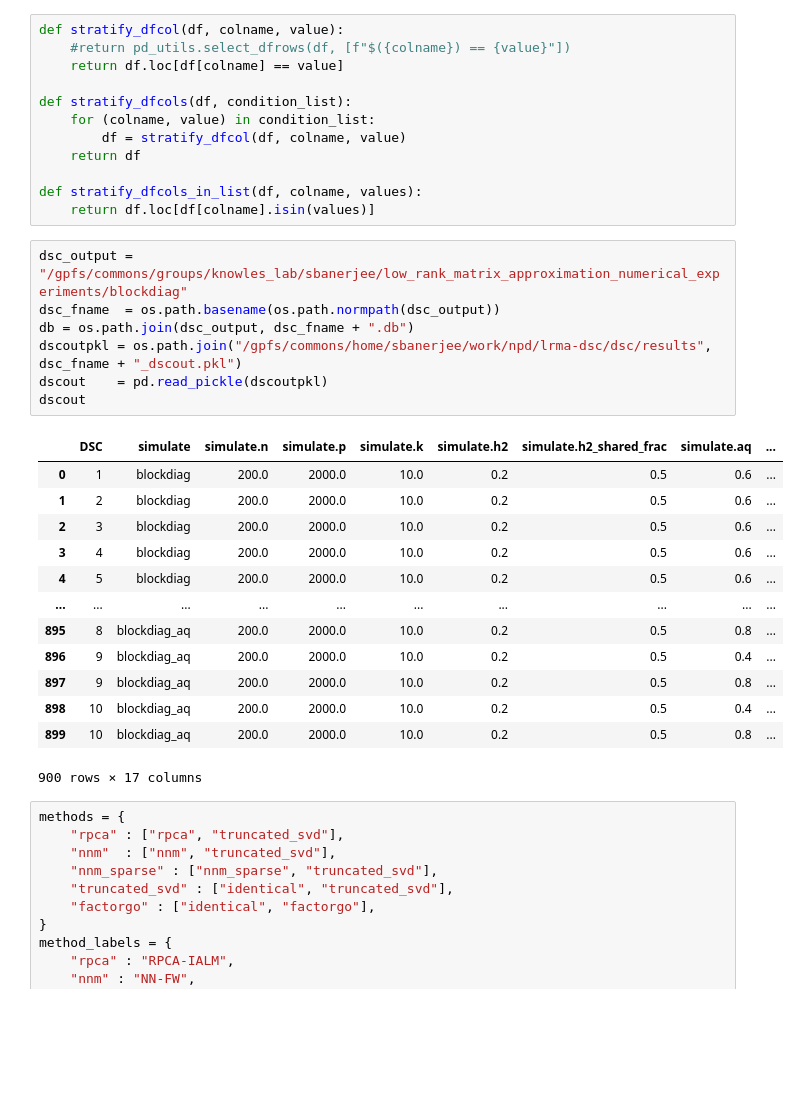
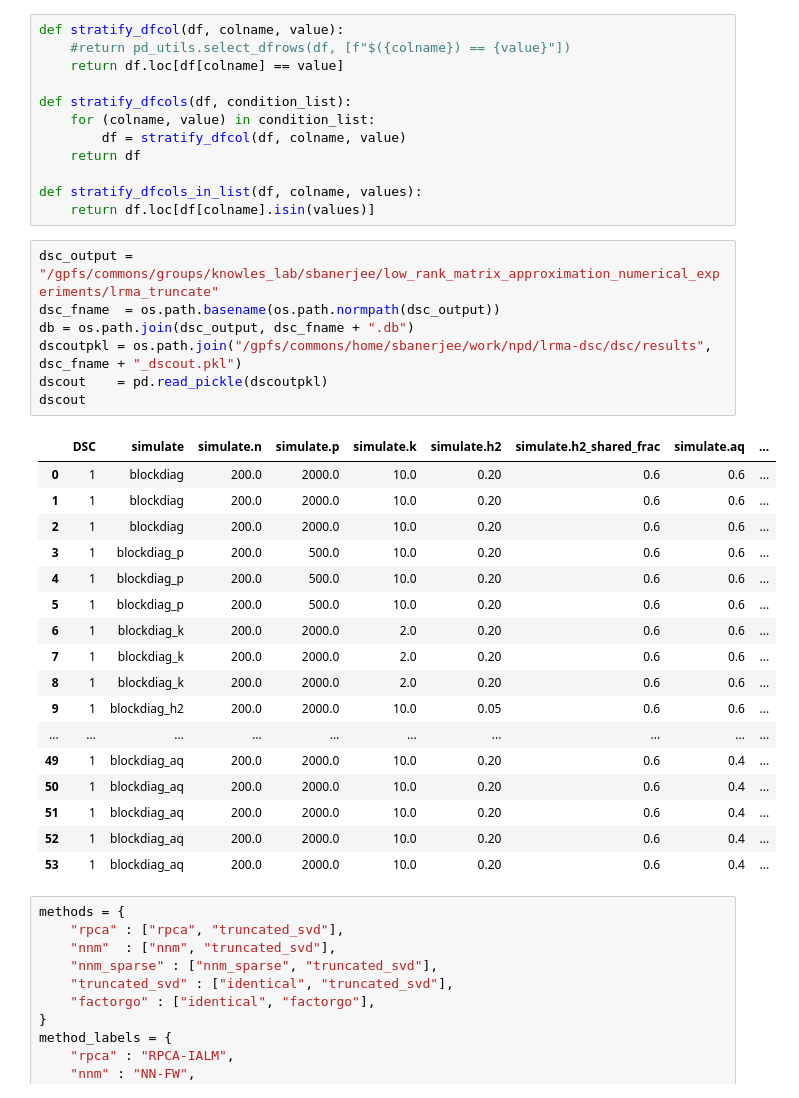
Before and after one commit to banskt/lrma-dsc, a Jupyter notebook: analysis/simulation_comparisons.ipynb, the cells around one changed output. Saved outputs shown, nothing was run; the diff lists cells and outputs as text; blank space fills up the shorter version.

```diff
--- a/analysis/simulation_comparisons.ipynb
+++ b/analysis/simulation_comparisons.ipynb
@@ -25,26 +25,30 @@ def stratify_dfcols(df, condition_list):
 def stratify_dfcols_in_list(df, colname, values):
     return df.loc[df[colname].isin(values)]
 # %%
-dsc_output = "/gpfs/commons/groups/knowles_lab/sbanerjee/low_rank_matrix_approximation_numerical_experiments/blockdiag"
+dsc_output = "/gpfs/commons/groups/knowles_lab/sbanerjee/low_rank_matrix_approximation_numerical_experiments/lrma_truncate"
 dsc_fname  = os.path.basename(os.path.normpath(dsc_output))
 db = os.path.join(dsc_output, dsc_fname + ".db")
 dscoutpkl = os.path.join("/gpfs/commons/home/sbanerjee/work/npd/lrma-dsc/dsc/results", dsc_fname + "_dscout.pkl")
 dscout    = pd.read_pickle(dscoutpkl)
 dscout
 # %% [output]
 |  | DSC | simulate | simulate.n | simulate.p | simulate.k | simulate.h2 | simulate.h2_shared_frac | simulate.aq | ... |
-| 0 | 1 | blockdiag | 200.0 | 2000.0 | 10.0 | 0.2 | 0.5 | 0.6 | ... |
-| 1 | 2 | blockdiag | 200.0 | 2000.0 | 10.0 | 0.2 | 0.5 | 0.6 | ... |
-| 2 | 3 | blockdiag | 200.0 | 2000.0 | 10.0 | 0.2 | 0.5 | 0.6 | ... |
-| 3 | 4 | blockdiag | 200.0 | 2000.0 | 10.0 | 0.2 | 0.5 | 0.6 | ... |
-| 4 | 5 | blockdiag | 200.0 | 2000.0 | 10.0 | 0.2 | 0.5 | 0.6 | ... |
+| 0 | 1 | blockdiag | 200.0 | 2000.0 | 10.0 | 0.20 | 0.6 | 0.6 | ... |
+| 1 | 1 | blockdiag | 200.0 | 2000.0 | 10.0 | 0.20 | 0.6 | 0.6 | ... |
+| 2 | 1 | blockdiag | 200.0 | 2000.0 | 10.0 | 0.20 | 0.6 | 0.6 | ... |
+| 3 | 1 | blockdiag_p | 200.0 | 500.0 | 10.0 | 0.20 | 0.6 | 0.6 | ... |
+| 4 | 1 | blockdiag_p | 200.0 | 500.0 | 10.0 | 0.20 | 0.6 | 0.6 | ... |
+| 5 | 1 | blockdiag_p | 200.0 | 500.0 | 10.0 | 0.20 | 0.6 | 0.6 | ... |
+| 6 | 1 | blockdiag_k | 200.0 | 2000.0 | 2.0 | 0.20 | 0.6 | 0.6 | ... |
+| 7 | 1 | blockdiag_k | 200.0 | 2000.0 | 2.0 | 0.20 | 0.6 | 0.6 | ... |
+| 8 | 1 | blockdiag_k | 200.0 | 2000.0 | 2.0 | 0.20 | 0.6 | 0.6 | ... |
+| 9 | 1 | blockdiag_h2 | 200.0 | 2000.0 | 10.0 | 0.05 | 0.6 | 0.6 | ... |
 | ... | ... | ... | ... | ... | ... | ... | ... | ... | ... |
-| 895 | 8 | blockdiag_aq | 200.0 | 2000.0 | 10.0 | 0.2 | 0.5 | 0.8 | ... |
-| 896 | 9 | blockdiag_aq | 200.0 | 2000.0 | 10.0 | 0.2 | 0.5 | 0.4 | ... |
-| 897 | 9 | blockdiag_aq | 200.0 | 2000.0 | 10.0 | 0.2 | 0.5 | 0.8 | ... |
-| 898 | 10 | blockdiag_aq | 200.0 | 2000.0 | 10.0 | 0.2 | 0.5 | 0.4 | ... |
-| 899 | 10 | blockdiag_aq | 200.0 | 2000.0 | 10.0 | 0.2 | 0.5 | 0.8 | ... |
+| 49 | 1 | blockdiag_aq | 200.0 | 2000.0 | 10.0 | 0.20 | 0.6 | 0.4 | ... |
+| 50 | 1 | blockdiag_aq | 200.0 | 2000.0 | 10.0 | 0.20 | 0.6 | 0.4 | ... |
+| 51 | 1 | blockdiag_aq | 200.0 | 2000.0 | 10.0 | 0.20 | 0.6 | 0.4 | ... |
+| 52 | 1 | blockdiag_aq | 200.0 | 2000.0 | 10.0 | 0.20 | 0.6 | 0.4 | ... |
+| 53 | 1 | blockdiag_aq | 200.0 | 2000.0 | 10.0 | 0.20 | 0.6 | 0.4 | ... |
-900 rows × 17 columns
 # %%
 methods = {
     "rpca" : ["rpca", "truncated_svd"],
```
Also changed, not shown: 2 other files.
